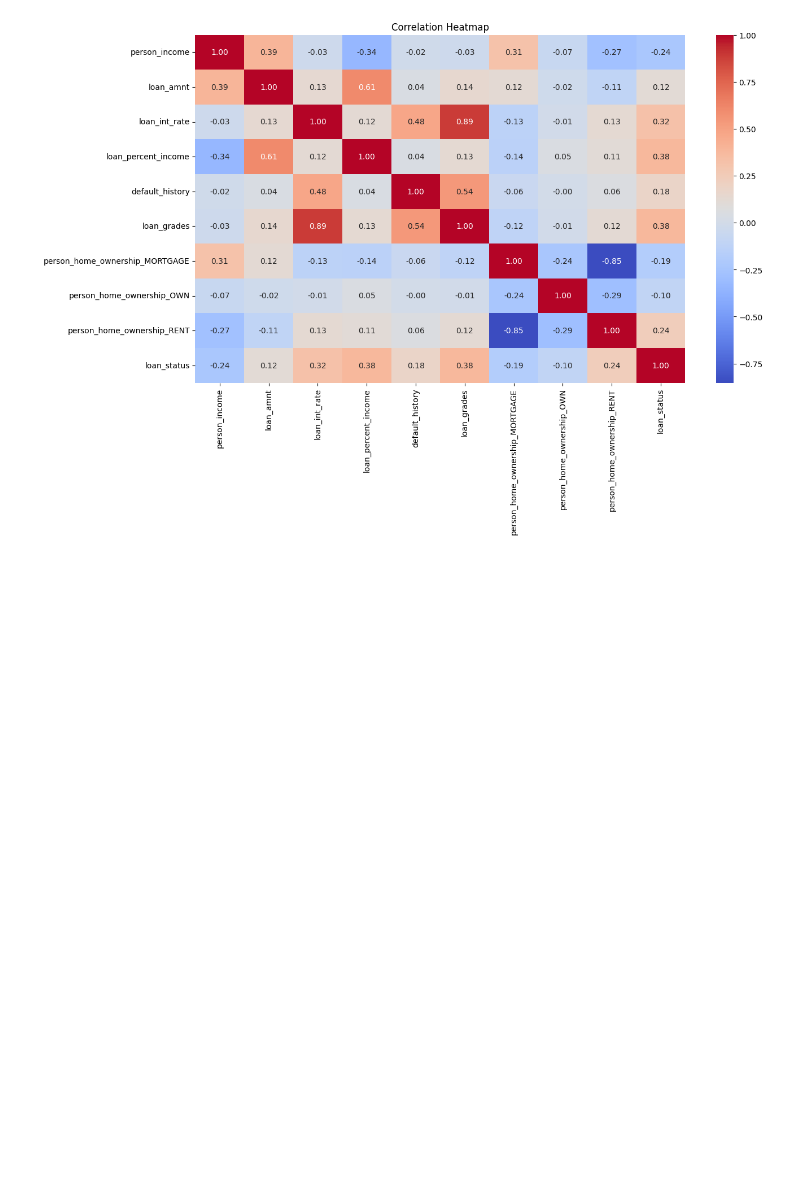
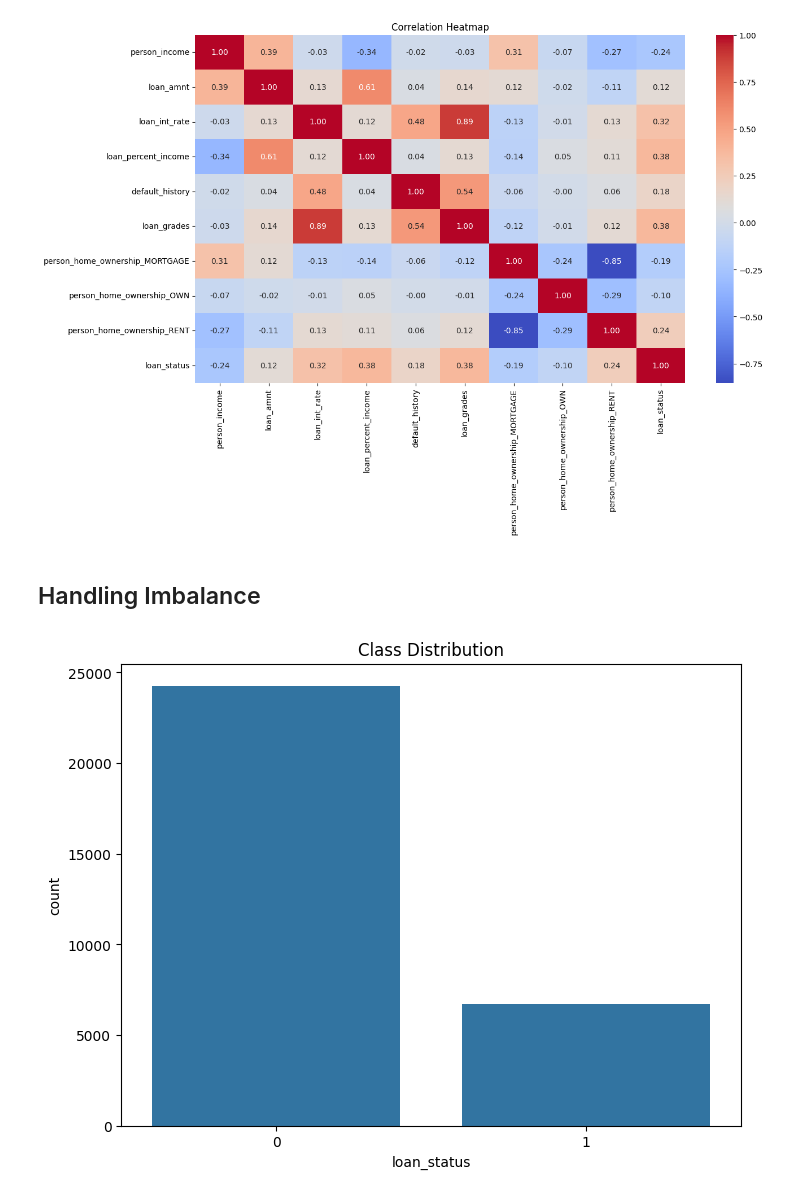
Before and after one commit to amannain122/credit_risk_analysis, a Jupyter notebook: notebooks/Feature_engineering.ipynb, the cells around one changed output. Saved outputs shown, nothing was run; the diff lists cells and outputs as text; code cells hidden in the pictures; blank space fills up the shorter version.

```diff
--- a/notebooks/Feature_engineering.ipynb
+++ b/notebooks/Feature_engineering.ipynb
@@ -93,3 +93,12 @@ plt.title('Correlation Heatmap')
 plt.show()
 # %% [output]
 [figure]
+# %% [markdown]
+## Handling Imbalance
+# %%
+plt.figure(figsize=(8, 6))
+sns.countplot(x='loan_status', data=df)
+plt.title('Class Distribution')
+plt.show()
+# %% [output]
+[figure, added]
```
Also changed, not shown: parts of 2 cells of this notebook.
